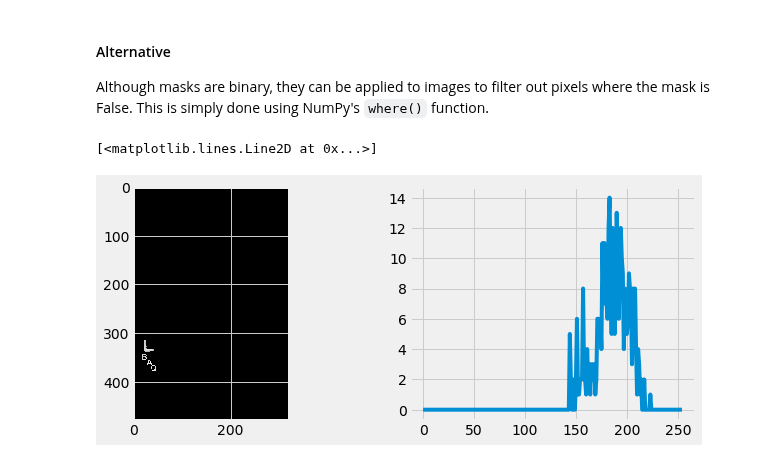
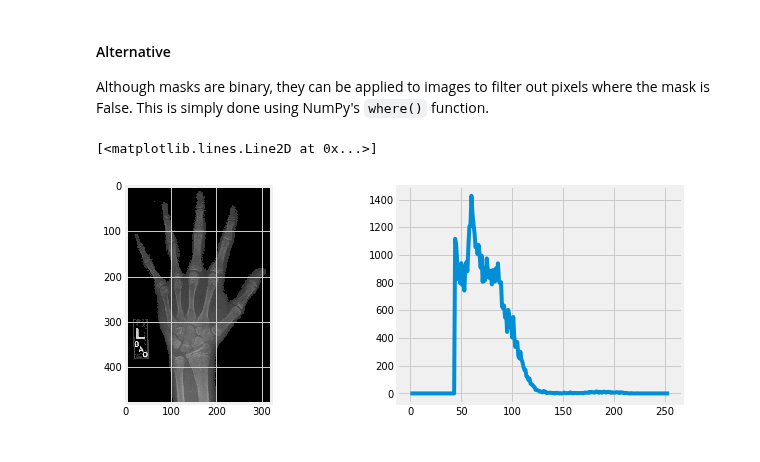
Before and after one commit to Venkat-Rajgopal/Medical-Image-Analysis, a Jupyter notebook: Masking and filtering.ipynb, the cells around one changed output. Saved outputs shown, nothing was run; the diff lists cells and outputs as text; code cells hidden in the pictures.

Commit message:
mask tuning

```diff
--- a/Masking and filtering.ipynb
+++ b/Masking and filtering.ipynb
@@ -104,16 +105,16 @@ ax[2].axis('off')
 Although masks are binary, they can be applied to images to filter out pixels where the mask is False. This is simply done using NumPy's `where()` function.
 # %%
 # Screen out non-bone pixels from "im"
-mask_bone = im >= 145
+mask_bone = im >= 45
 im_bone = np.where(mask_bone, im, 0)
 
 # Get the histogram of bone intensities
 hist = ndi.histogram(im_bone, min=1, max=255, bins=255)
 
 # Plot masked image and histogram
 fig, ax = plt.subplots(1,2, figsize=(10,4))
 ax[0].imshow(im_bone, cmap='gray')
 ax[1].plot(hist)
 # %% [output]
 [<matplotlib.lines.Line2D at 0x...>]
-[figure, old version]
+[figure, new version]
```
Also changed, not shown: parts of 11 cells of this notebook.
